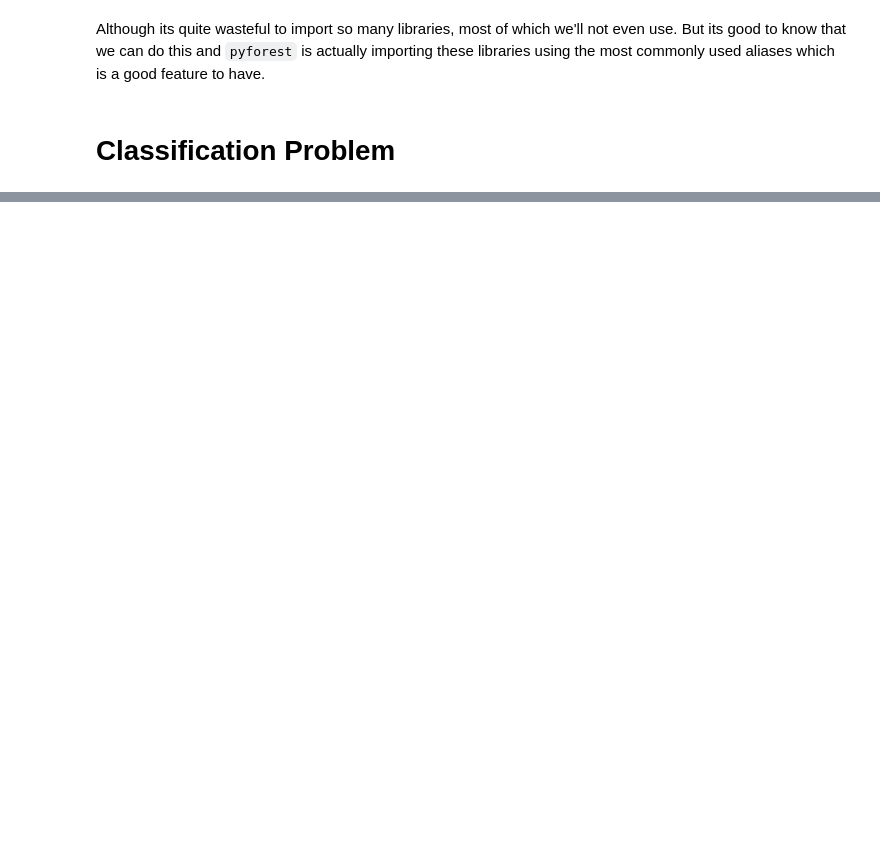
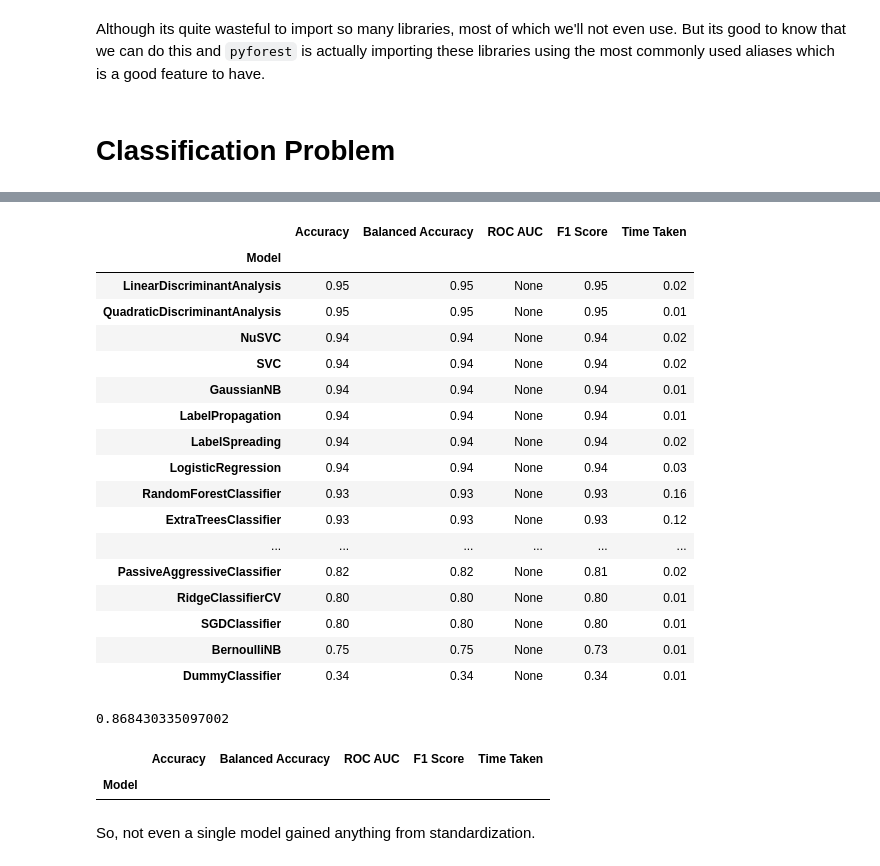
Before and after one commit to Yasir323/lazy-import, a Jupyter notebook: Lazy_Import_and_Pyforest.ipynb, the cells around one changed output, grey strips where cells are left out. Drawn from its saved outputs; the diff is of its cells as text; code cells hidden in the pictures; blank space fills up the shorter version.

```diff
--- a/Lazy_Import_and_Pyforest.ipynb
+++ b/Lazy_Import_and_Pyforest.ipynb
@@ -370,0 +154,7 @@ clas_data.groupby(['deck'])['pclass'].count()
+# %%
+scaler = StandardScaler()
+# %%
+scaler.fit(X_train)
+X_train = scaler.transform(X_train)
+X_test = scaler.transform(X_test)
+# X_val = scaler.transform(X_val)
@@ -370,0 +169,27 @@ clas_data.groupby(['deck'])['pclass'].count()
+# %%
+clf = LazyClassifier(verbose=0,ignore_warnings=True, custom_metric=None)
+models2, predictions2 = clf.fit(X_train, X_test, y_train, y_test)
+models2
+# %% [output]
+|  | Accuracy | Balanced Accuracy | ROC AUC | F1 Score | Time Taken |
+| Model |  |  |  |  |  |
+| LinearDiscriminantAnalysis | 0.95 | 0.95 | None | 0.95 | 0.02 |
+| QuadraticDiscriminantAnalysis | 0.95 | 0.95 | None | 0.95 | 0.01 |
+| NuSVC | 0.94 | 0.94 | None | 0.94 | 0.02 |
+| SVC | 0.94 | 0.94 | None | 0.94 | 0.02 |
+| GaussianNB | 0.94 | 0.94 | None | 0.94 | 0.01 |
+| LabelPropagation | 0.94 | 0.94 | None | 0.94 | 0.01 |
+| LabelSpreading | 0.94 | 0.94 | None | 0.94 | 0.02 |
+| LogisticRegression | 0.94 | 0.94 | None | 0.94 | 0.03 |
+| RandomForestClassifier | 0.93 | 0.93 | None | 0.93 | 0.16 |
+| ExtraTreesClassifier | 0.93 | 0.93 | None | 0.93 | 0.12 |
+| ... | ... | ... | ... | ... | ... |
+| PassiveAggressiveClassifier | 0.82 | 0.82 | None | 0.81 | 0.02 |
+| RidgeClassifierCV | 0.80 | 0.80 | None | 0.80 | 0.01 |
+| SGDClassifier | 0.80 | 0.80 | None | 0.80 | 0.01 |
+| BernoulliNB | 0.75 | 0.75 | None | 0.73 | 0.01 |
+| DummyClassifier | 0.34 | 0.34 | None | 0.34 | 0.01 |
+# %%
+models2.Accuracy.mean()
+# %% [output]
+0.868430335097002
@@ -370,0 +198,7 @@ clas_data.groupby(['deck'])['pclass'].count()
+# %%
+models2.loc[mask]
+# %% [output]
+|  | Accuracy | Balanced Accuracy | ROC AUC | F1 Score | Time Taken |
+| Model |  |  |  |  |  |
+# %% [markdown]
+So, not even a single model gained anything from standardization.
```
Also changed, not shown: parts of 62 cells of this notebook.
